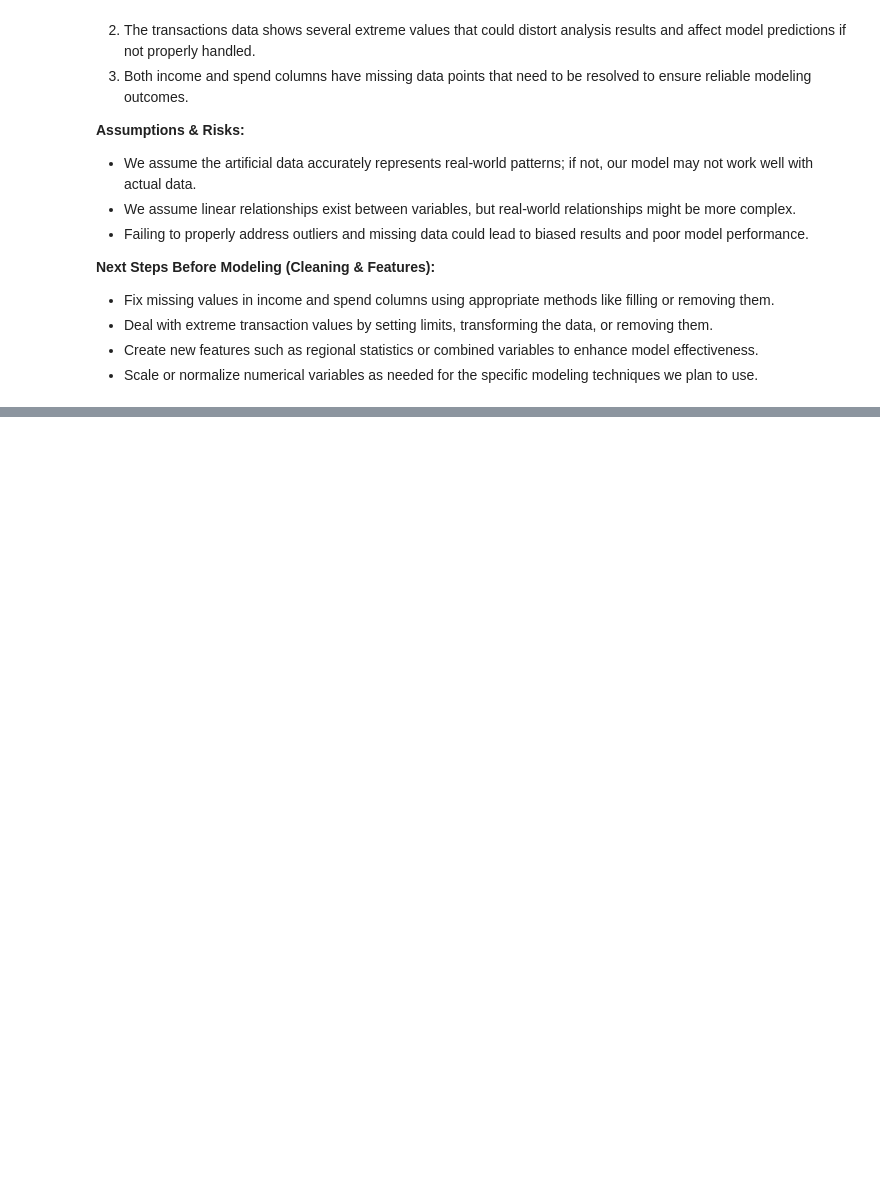
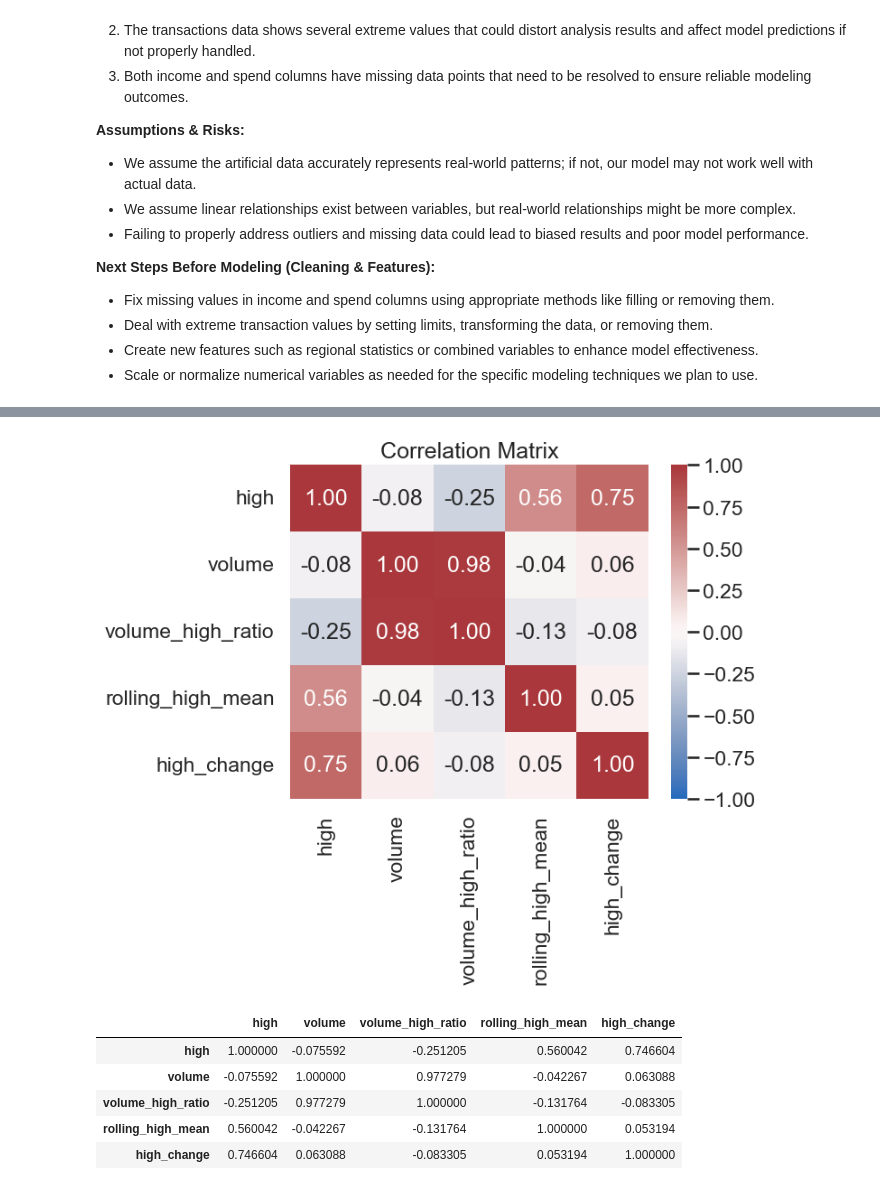
Before and after one commit to Junkuang19/bootcamp_Junkuang_Lai, a Jupyter notebook: Bootcamp_Junkuang_Lai/project/notebooks/Project_Stage08-09.ipynb, the cells around one changed output, grey strips where cells are left out. Drawn from its saved outputs; the diff is of its cells as text; code cells hidden in the pictures; blank space fills up the shorter version.

```diff
--- a/Bootcamp_Junkuang_Lai/project/notebooks/Project_Stage08-09.ipynb
+++ b/Bootcamp_Junkuang_Lai/project/notebooks/Project_Stage08-09.ipynb
@@ -128,0 +174,15 @@ corr
+# %%
+# correlation matrix for extra features
+corr = df[['high','volume','volume_high_ratio', 'rolling_high_mean', 'high_change']].corr(numeric_only=True)
+sns.heatmap(corr, annot=True, fmt='.2f', cmap='vlag', vmin=-1, vmax=1)
+plt.title('Correlation Matrix')
+plt.show()
+corr
+# %% [output]
+[figure, added]
+|  | high | volume | volume_high_ratio | rolling_high_mean | high_change |
+| high | 1.000000 | -0.075592 | -0.251205 | 0.560042 | 0.746604 |
+| volume | -0.075592 | 1.000000 | 0.977279 | -0.042267 | 0.063088 |
+| volume_high_ratio | -0.251205 | 0.977279 | 1.000000 | -0.131764 | -0.083305 |
+| rolling_high_mean | 0.560042 | -0.042267 | -0.131764 | 1.000000 | 0.053194 |
+| high_change | 0.746604 | 0.063088 | -0.083305 | 0.053194 | 1.000000 |
```
Also changed, not shown: parts of 8 cells of this notebook.
